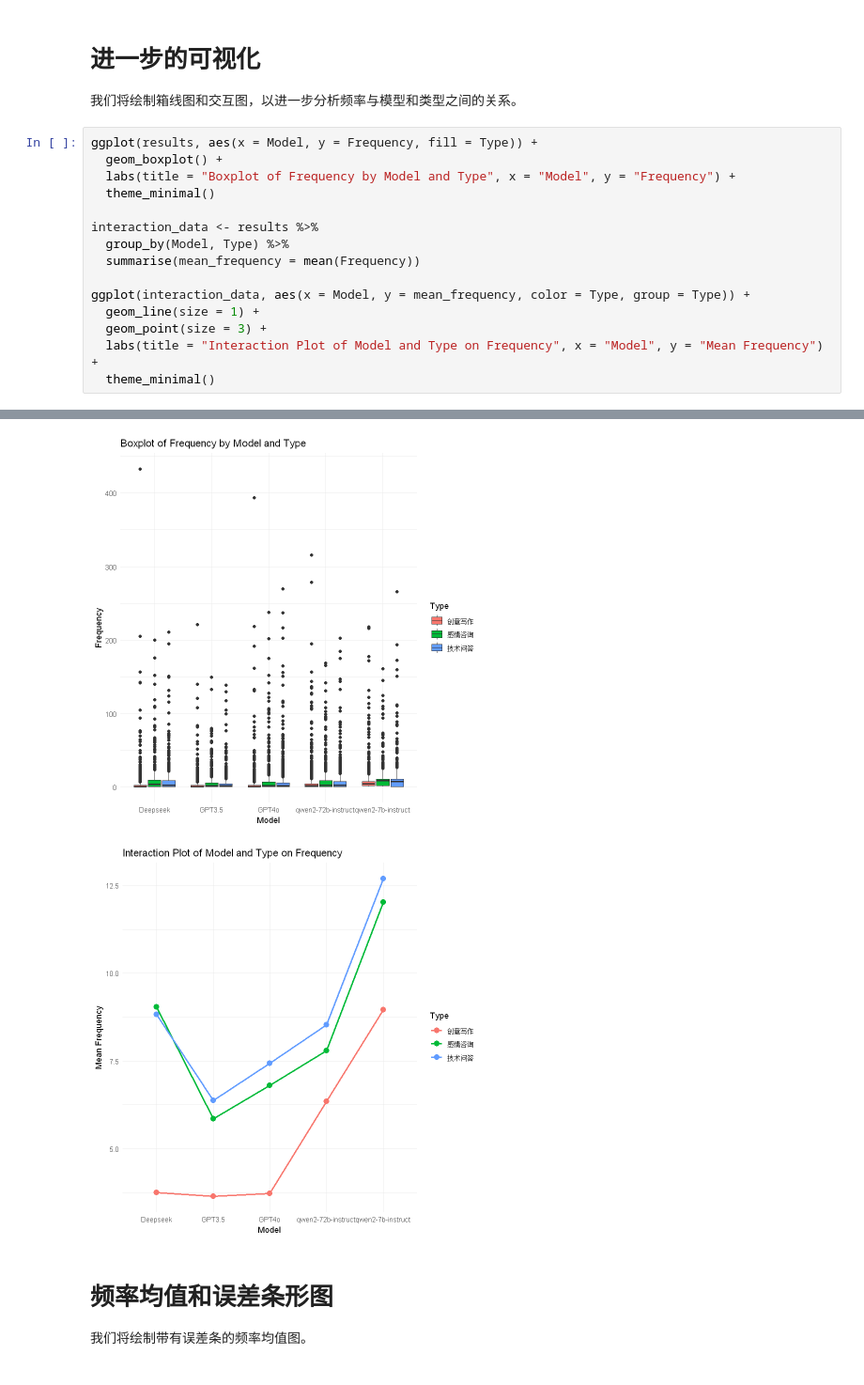
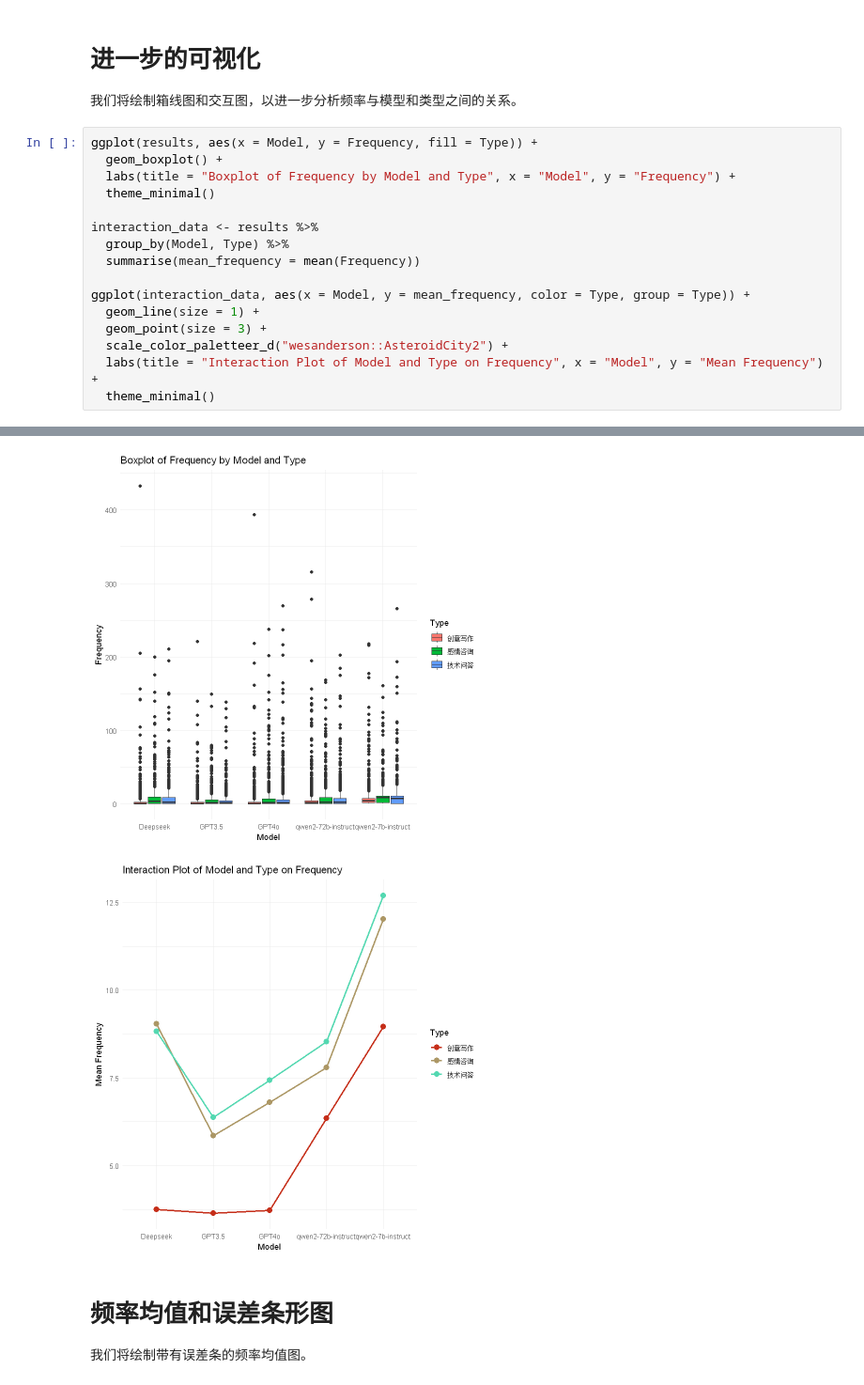
Before and after one commit to exusiaiwei/journey-learning-log, a Jupyter notebook: Doing/python/LLM_QL/Zipf-Mandelbrot.ipynb, the cells around one changed output, grey strips where cells are left out. Shown at 94% size. Cells and saved outputs as stored; diff of their text form.

```diff
--- a/Doing/python/LLM_QL/Zipf-Mandelbrot.ipynb
+++ b/Doing/python/LLM_QL/Zipf-Mandelbrot.ipynb
@@ -344,6 +371,7 @@ interaction_data <- results %>%
 ggplot(interaction_data, aes(x = Model, y = mean_frequency, color = Type, group = Type)) +
   geom_line(size = 1) +
   geom_point(size = 3) +
+  scale_color_paletteer_d("wesanderson::AsteroidCity2") +
   labs(title = "Interaction Plot of Model and Type on Frequency", x = "Model", y = "Mean Frequency") +
   theme_minimal()
 # %% [output]
@@ -355,5 +380,5 @@ Warning message:
 [figure]
-[figure, old version]
+[figure, new version]
 # %% [markdown]
 # 频率均值和误差条形图
 
```
Also changed, not shown: parts of 10 cells of this notebook.
